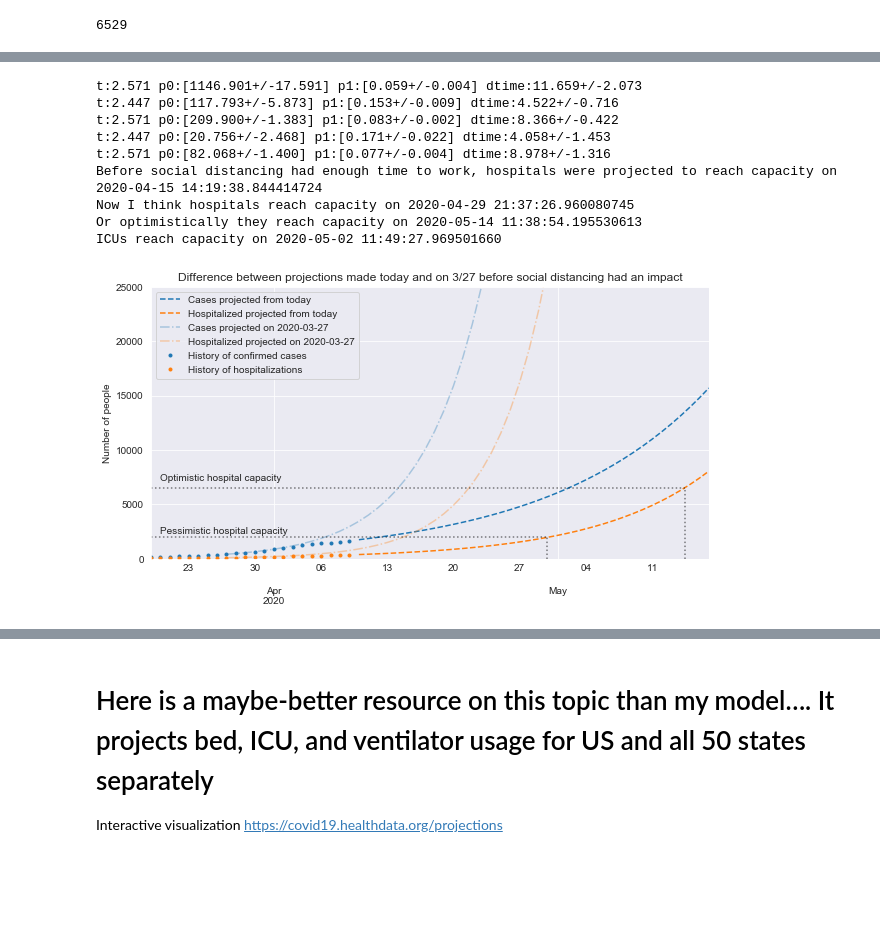
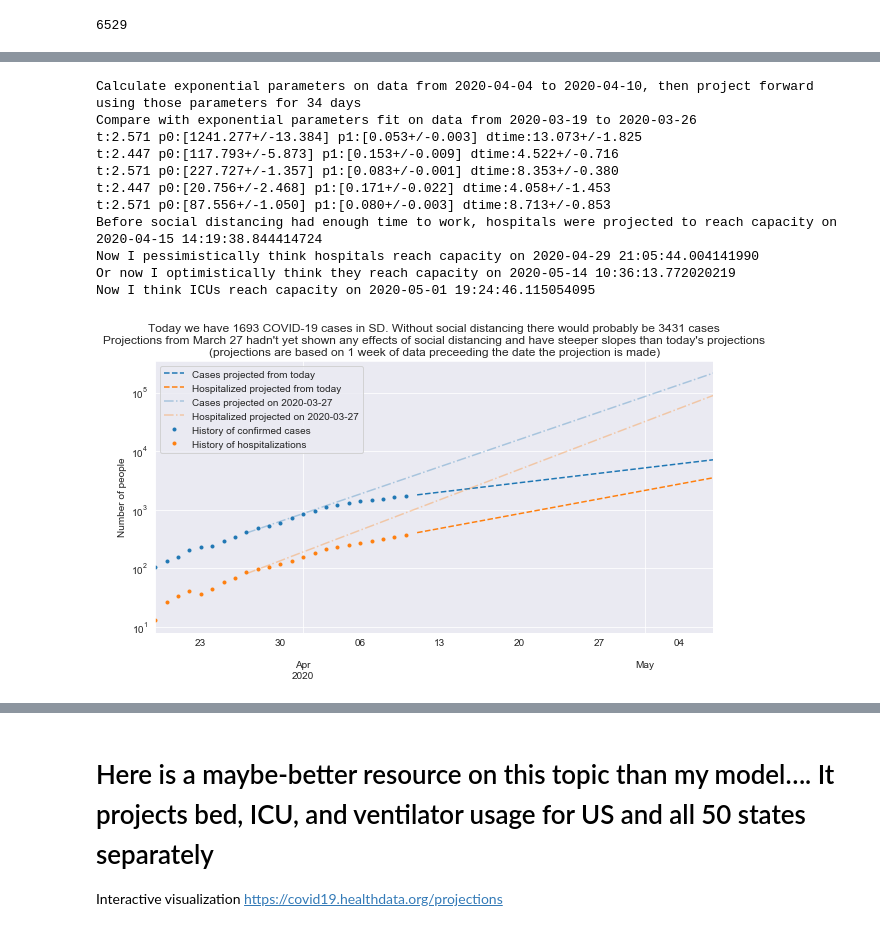
Before and after one commit to jasongfleischer/SanDiegoCountyCOVID19, a Jupyter notebook: San Diego Country Coronavirus History.ipynb, the cells around one changed output, grey strips where cells are left out. Cells and saved outputs as stored; diff of their text form; code cells hidden in the pictures; blank space fills up the shorter version.

```diff
--- a/San Diego Country Coronavirus History.ipynb
+++ b/San Diego Country Coronavirus History.ipynb
@@ -667,8 +677,12 @@ ICUs reach capacity on 2020-05-02 11:49:27.969501660
 # %%
 # this projection is based on doubling time calculated only over the last week of data
+daysfwd = 50
+
 fromdate = (pd.Timestamp(today)-pd.Timedelta('6 days')).isoformat().split('T')[0]
 startproj = (pd.Timestamp(today)+pd.Timedelta('1 day')).isoformat().split('T')[0]
-daystoproj = (pd.Timestamp('2020-03-19') + pd.Timedelta('60 days') - pd.Timestamp(fromdate)).days
+daystoproj = (pd.Timestamp('2020-03-19') + pd.Timedelta('{} days'.format(daysfwd)) - pd.Timestamp(fromdate)).days
+print('Calculate exponential parameters on data from {} to {}, then project forward using those parameters for {} days'.format(fromdate,today,daystoproj))
+print('Compare with exponential parameters fit on data from 2020-03-19 to 2020-03-26')
 
 
 doubling_time, ci95, case_p_est, case_p_cov  = estimate_doubling_time(cases[fromdate:])
@@ -681,12 +695,12 @@ hospital_capacityO = days_to_value(hosp_p_est,availbedsO)
 orig_hospital_capacity = days_to_value(orig_hosp_p_est,availbeds)
 print('Before social distancing had enough time to work, hospitals were projected to reach capacity on {}'.format(pd.Timestamp('2020-03-20') + pd.Timedelta('1 day')*orig_hospital_capacity))
 
-print('Now I think hospitals reach capacity on {}'.format(pd.Timestamp(fromdate) + pd.Timedelta('1 day')*hospital_capacity))
+print('Now I pessimistically think hospitals reach capacity on {}'.format(pd.Timestamp(fromdate) + pd.Timedelta('1 day')*hospital_capacity))
 
-print('Or optimistically they reach capacity on {}'.format(pd.Timestamp(fromdate) + pd.Timedelta('1 day')*hospital_capacityO))
+print('Or now I optimistically think they reach capacity on {}'.format(pd.Timestamp(fromdate) + pd.Timedelta('1 day')*hospital_capacityO))
 
 icu_capacity = days_to_value(icu_p_est, availicu)
-print('ICUs reach capacity on {}'.format(pd.Timestamp(fromdate) + pd.Timedelta('1 day')*icu_capacity))
+print('Now I think ICUs reach capacity on {}'.format(pd.Timestamp(fromdate) + pd.Timedelta('1 day')*icu_capacity))
 
 
 
@@ -701,68 +715,53 @@ projhosp = pd.DataFrame(exfunc(range(0,daystoproj),hosp_p_est[0],hosp_p_est[1]),
 projcases.columns = ['Cases projected from today']
 projhosp.columns = ['Hospitalized projected from today']
 
 projected = pd.merge(projcases,projhosp,left_index=True,right_index=True,how='outer')
 projected = projected[startproj:]
 
-orig_projcases = pd.DataFrame(exfunc(range(0,60),orig_case_p_est[0],orig_case_p_est[1]),
-                        index=pd.date_range(start='2020-03-19',periods=60)
+orig_projcases = pd.DataFrame(exfunc(range(0,daysfwd),orig_case_p_est[0],orig_case_p_est[1]),
+                        index=pd.date_range(start='2020-03-19',periods=daysfwd)
                         ).astype(int)
-orig_projhosp = pd.DataFrame(exfunc(range(0,60),orig_hosp_p_est[0],orig_hosp_p_est[1]),
-                        index=pd.date_range(start='2020-03-19',periods=60)
+orig_projhosp = pd.DataFrame(exfunc(range(0,daysfwd),orig_hosp_p_est[0],orig_hosp_p_est[1]),
+                        index=pd.date_range(start='2020-03-19',periods=daysfwd)
                         ).astype(int)
 
 orig_projcases.columns = ['Cases projected on 2020-03-27']
 orig_projhosp.columns = ['Hospitalized projected on 2020-03-27']
 
 orig_projected = pd.merge(orig_projcases,orig_projhosp,left_index=True,right_index=True,how='outer')
 orig_projected = orig_projected['2020-03-27':]
 
 
 actual = pd.merge(cases.rename('History of confirmed cases'), hospitalizations.rename('History of hospitalizations'),left_index=True,right_index=True,how='outer' )
 actual.index = pd.DatetimeIndex(actual.index)
 
 fig, ax = plt.subplots(figsize=(10, 5))
-projected.plot(title='Difference between projections made today and on 3/27 before social distancing had an impact',ax=ax,linestyle='--');
-orig_projected.plot(ax=ax,color=colors,linestyle='-.',alpha=0.33);
-actual.plot(ax=ax,color=colors,marker='.',linestyle='');
+projected.plot(
+    title=('Today we have {} COVID-19 cases in SD. Without social distancing there would probably be {} cases\n' +
+    'Projections from March 27 hadn\'t yet shown any effects of social distancing and have steeper slopes than today\'s projections\n' +
+    '(projections are based on 1 week of data preceeding the date the projection is made)').format(
+     actual.loc[today,'History of confirmed cases'],
+        orig_projected.loc[today,'Cases projected on 2020-03-27'])
+    ,ax=ax,logy=True,linestyle='--');
+orig_projected.plot(ax=ax,logy=True,color=colors,linestyle='-.',alpha=0.33)
+actual.plot(ax=ax,logy=True,color=colors,marker='.',linestyle='');
 
 
 plt.ylabel('Number of people');
 
-shiftvline = (pd.Timestamp(fromdate) - pd.Timestamp('2020-03-19')).days
-xmn = ax.get_xbound()[0]
-xmx = (hospital_capacity + xmn + shiftvline)
-ymn = 0
-ymx = availbeds
-ax.plot([xmn, xmx], [ymx,ymx], linestyle=':', color='k', alpha=0.5);
-ax.plot([xmx, xmx], [ymn,ymx], linestyle=':', color='k', alpha=0.5);
-ax.annotate('Pessimistic hospital capacity',
-            xy=(xmn+1, 2300), xycoords='data', fontsize=10);
-xmn = ax.get_xbound()[0]
-xmx = (hospital_capacityO + xmn + shiftvline)
-ymn = 0
-ymx = availbedsO
-ax.plot([xmn, xmx], [ymx,ymx], linestyle=':', color='k', alpha=0.5);
-ax.plot([xmx, xmx], [ymn,ymx], linestyle=':', color='k', alpha=0.5);
-ax.annotate('Optimistic hospital capacity',
-            xy=(xmn+1, 7200), xycoords='data', fontsize=10);
 
 plt.legend(loc='best')#, bbox_to_anchor=(0., .5, 1., 0.5))
-
-#xls= list(plt.xlim())
-#xls[1] = xls[0] + 45.
-#plt.xlim(xls)
-plt.ylim([0,25000])
-
-plt.savefig('Plots/hospitalcapacity-compare-nonlog.png',dpi=300);
+plt.savefig('Plots/socialdistancing.png',dpi=300);
 # %% [output]
-t:2.571 p0:[1146.901+/-17.591] p1:[0.059+/-0.004] dtime:11.659+/-2.073
+Calculate exponential parameters on data from 2020-04-04 to 2020-04-10, then project forward using those parameters for 34 days
+Compare with exponential parameters fit on data from 2020-03-19 to 2020-03-26
+t:2.571 p0:[1241.277+/-13.384] p1:[0.053+/-0.003] dtime:13.073+/-1.825
 t:2.447 p0:[117.793+/-5.873] p1:[0.153+/-0.009] dtime:4.522+/-0.716
-t:2.571 p0:[209.900+/-1.383] p1:[0.083+/-0.002] dtime:8.366+/-0.422
+t:2.571 p0:[227.727+/-1.357] p1:[0.083+/-0.001] dtime:8.353+/-0.380
 t:2.447 p0:[20.756+/-2.468] p1:[0.171+/-0.022] dtime:4.058+/-1.453
-t:2.571 p0:[82.068+/-1.400] p1:[0.077+/-0.004] dtime:8.978+/-1.316
+t:2.571 p0:[87.556+/-1.050] p1:[0.080+/-0.003] dtime:8.713+/-0.853
 Before social distancing had enough time to work, hospitals were projected to reach capacity on 2020-04-15 14:19:38.844414724
-Now I think hospitals reach capacity on 2020-04-29 21:37:26.960080745
-Or optimistically they reach capacity on 2020-05-14 11:38:54.195530613
-ICUs reach capacity on 2020-05-02 11:49:27.969501660
+Now I pessimistically think hospitals reach capacity on 2020-04-29 21:05:44.004141990
+Or now I optimistically think they reach capacity on 2020-05-14 10:36:13.772020219
+Now I think ICUs reach capacity on 2020-05-01 19:24:46.115054095
-[figure, old version]
+[figure, new version]
```
Also changed, not shown: parts of 22 cells of this notebook, 15 other files.
